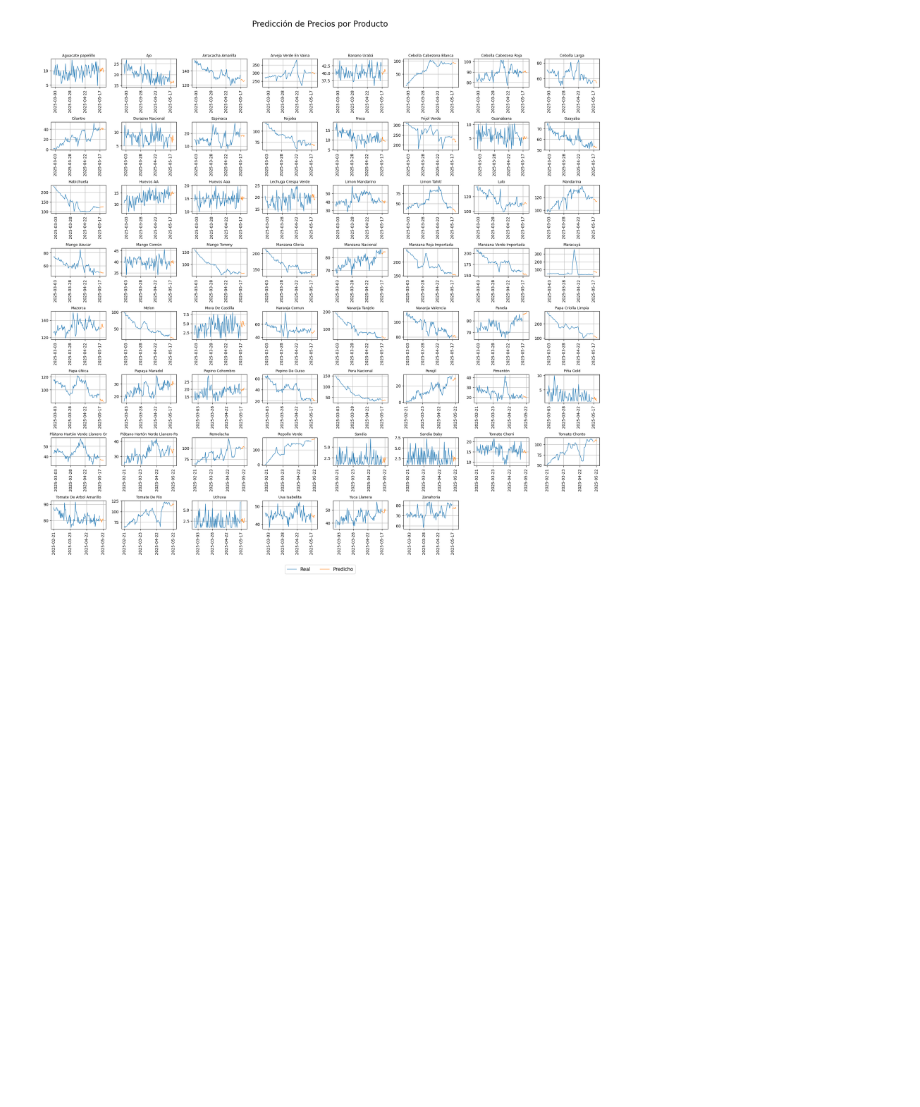
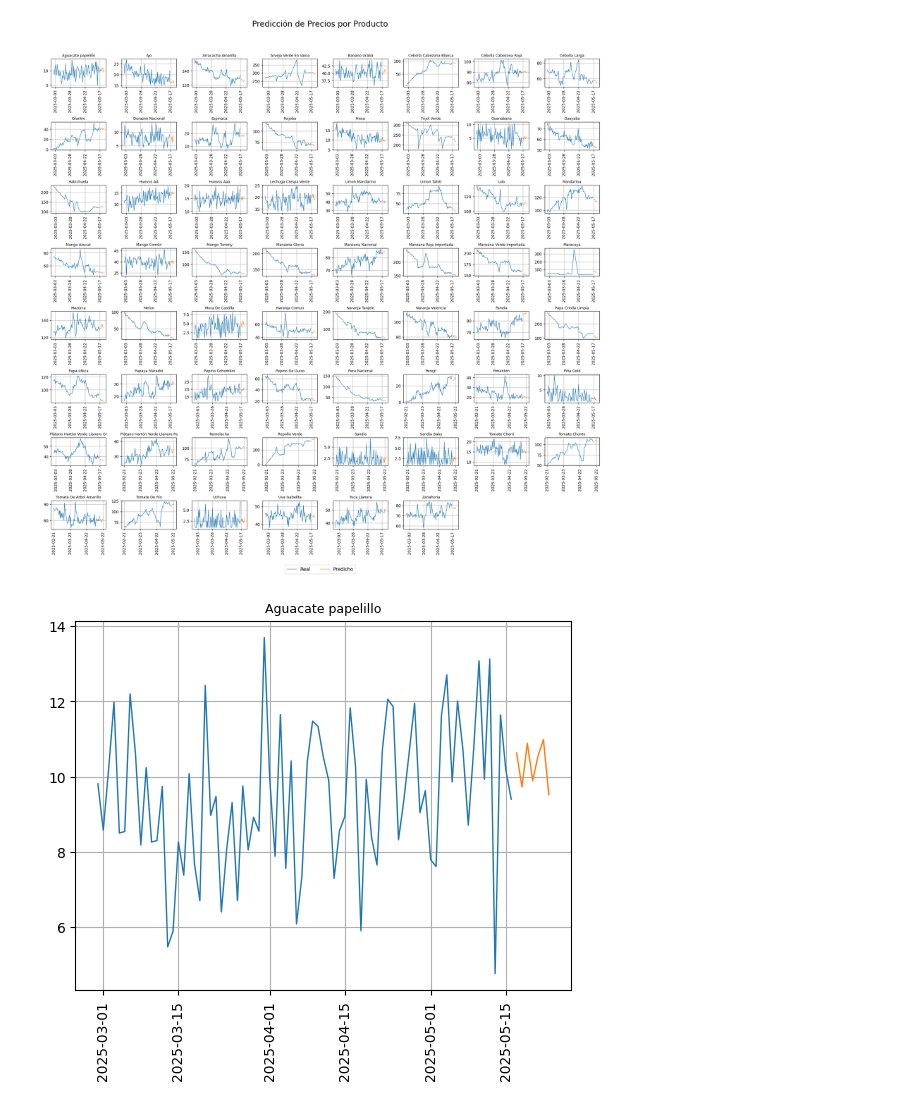
Before and after one commit to santiloc-hub/coomproriente-marketplace-analytics, a Jupyter notebook: Notebooks/Generacion_de_datos.ipynb, the cells around one changed output. Cells and saved outputs as stored; diff of their text form; code cells hidden in the pictures; blank space fills up the shorter version.

```diff
--- a/Notebooks/Generacion_de_datos.ipynb
+++ b/Notebooks/Generacion_de_datos.ipynb
@@ -373,5 +373,20 @@ for i in range(0, num_productos, plots_por_figura):
     plt.show()
 # %% [output]
 [figure]
+# %%
+productos = df_all['PRODUCTO'].unique()
+df_grouped = df_sintetico_final[df_sintetico_final['PRODUCTO'] == productos[0]].copy()
+df_pred_grouped = df_pred_final[df_pred_final['PRODUCTO'] == productos[0]].copy()
+
+df_grouped = df_grouped.sort_values('FECHA')
+df_pred_grouped = df_pred_grouped.sort_values('FECHA')
+
+plt.plot(df_grouped['FECHA'], df_grouped['PRECIO_SINTETICO'], label='Real', linewidth=1)
+plt.plot(df_pred_grouped['FECHA'], df_pred_grouped['PRECIO_PREDICTO'], label='Predicho', linewidth=1)
+plt.title(productos[0], fontsize=9)
+plt.tick_params(axis='x', labelrotation=90)
+plt.grid(True)
+# %% [output]
+[figure, added]
 # %%
 df_pred_final.to_csv('../Datos_Precios/precios_cantidad_predichos_prophet.csv', index=False)
```
